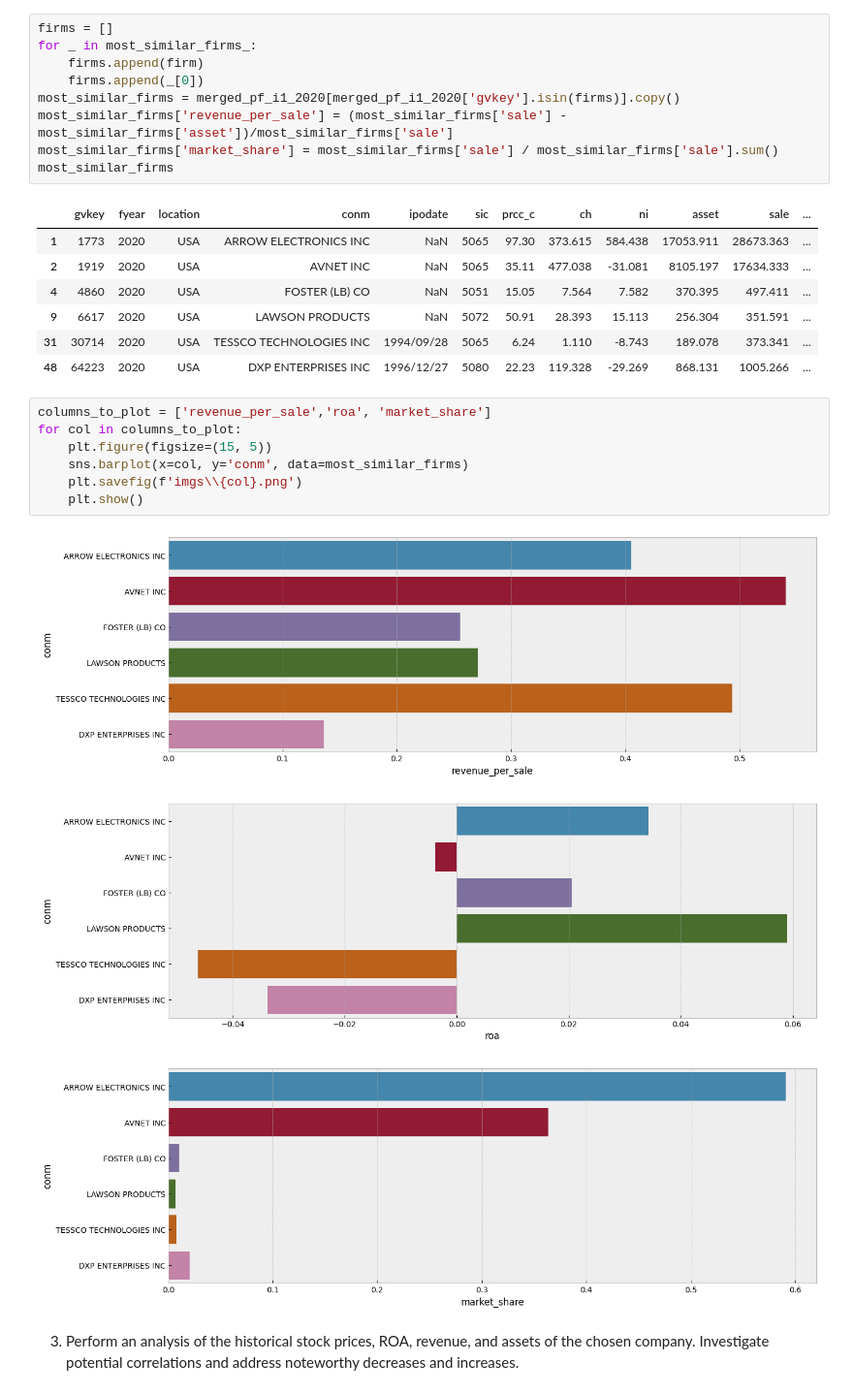
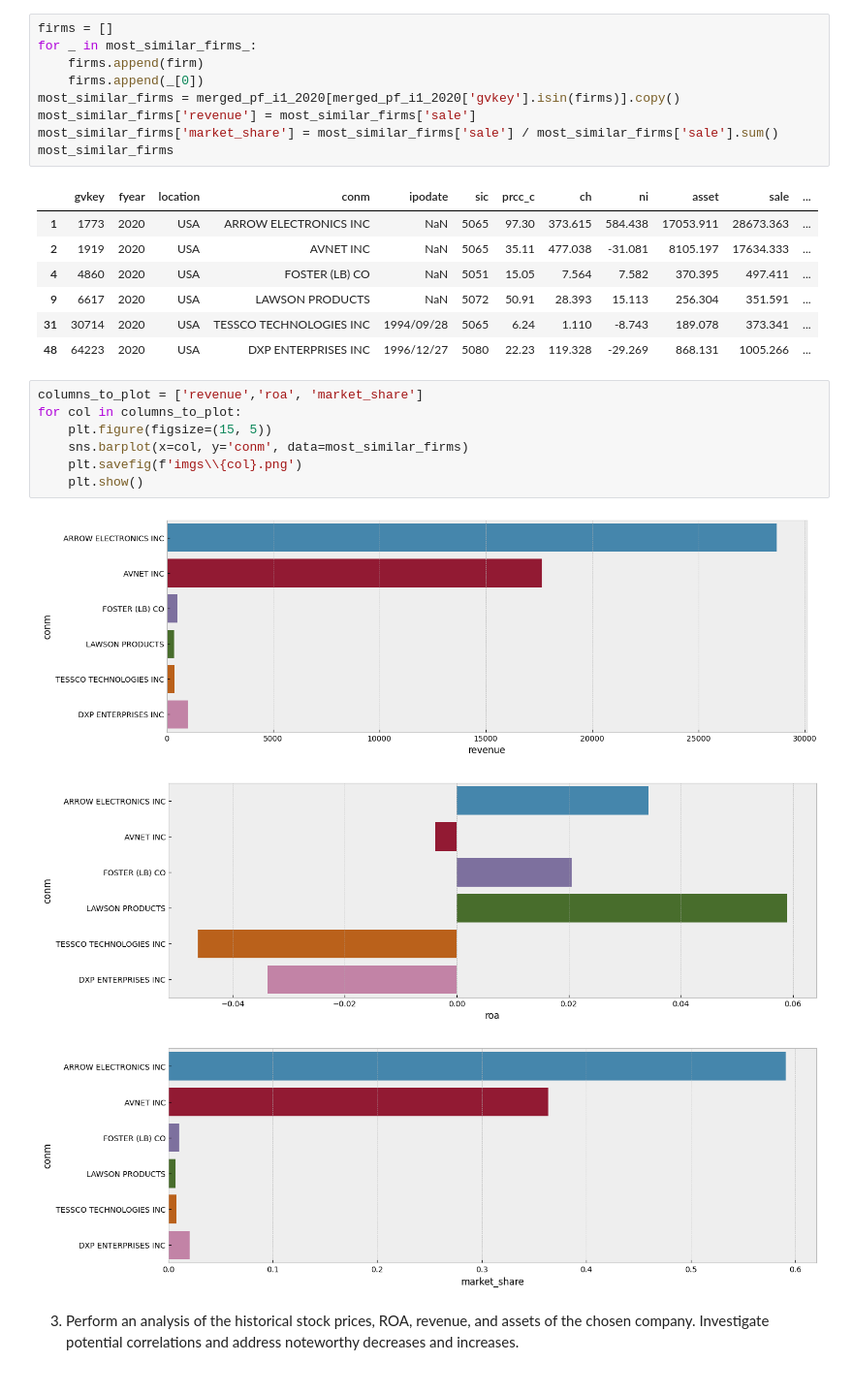
Before and after one commit to ChetanSarda99/BAIT508_GroupProject, a Jupyter notebook: _project.ipynb, the cells around one changed output. Shown at 97% size. Saved outputs shown, nothing was run; the diff lists cells and outputs as text.

```diff
--- a/_project.ipynb
+++ b/_project.ipynb
@@ -368,7 +372,7 @@ for _ in most_similar_firms_:
     firms.append(firm)
     firms.append(_[0])
 most_similar_firms = merged_pf_i1_2020[merged_pf_i1_2020['gvkey'].isin(firms)].copy()
-most_similar_firms['revenue_per_sale'] = (most_similar_firms['sale'] - most_similar_firms['asset'])/most_similar_firms['sale']
+most_similar_firms['revenue'] = most_similar_firms['sale']
 most_similar_firms['market_share'] = most_similar_firms['sale'] / most_similar_firms['sale'].sum()
 most_similar_firms
 # %% [output]
@@ -380,14 +384,14 @@ most_similar_firms
 | 31 | 30714 | 2020 | USA | TESSCO TECHNOLOGIES INC | 1994/09/28 | 5065 | 6.24 | 1.110 | -8.743 | 189.078 | 373.341 | ... |
 | 48 | 64223 | 2020 | USA | DXP ENTERPRISES INC | 1996/12/27 | 5080 | 22.23 | 119.328 | -29.269 | 868.131 | 1005.266 | ... |
 # %%
-columns_to_plot = ['revenue_per_sale','roa', 'market_share']
+columns_to_plot = ['revenue','roa', 'market_share']
 for col in columns_to_plot:
     plt.figure(figsize=(15, 5))
     sns.barplot(x=col, y='conm', data=most_similar_firms)
     plt.savefig(f'imgs\\{col}.png')
     plt.show()
 # %% [output]
-[figure, old version]
+[figure, new version]
 [figure]
 [figure]
 # %% [markdown]
```
Also changed, not shown: parts of 3 cells of this notebook, 2 other files.
